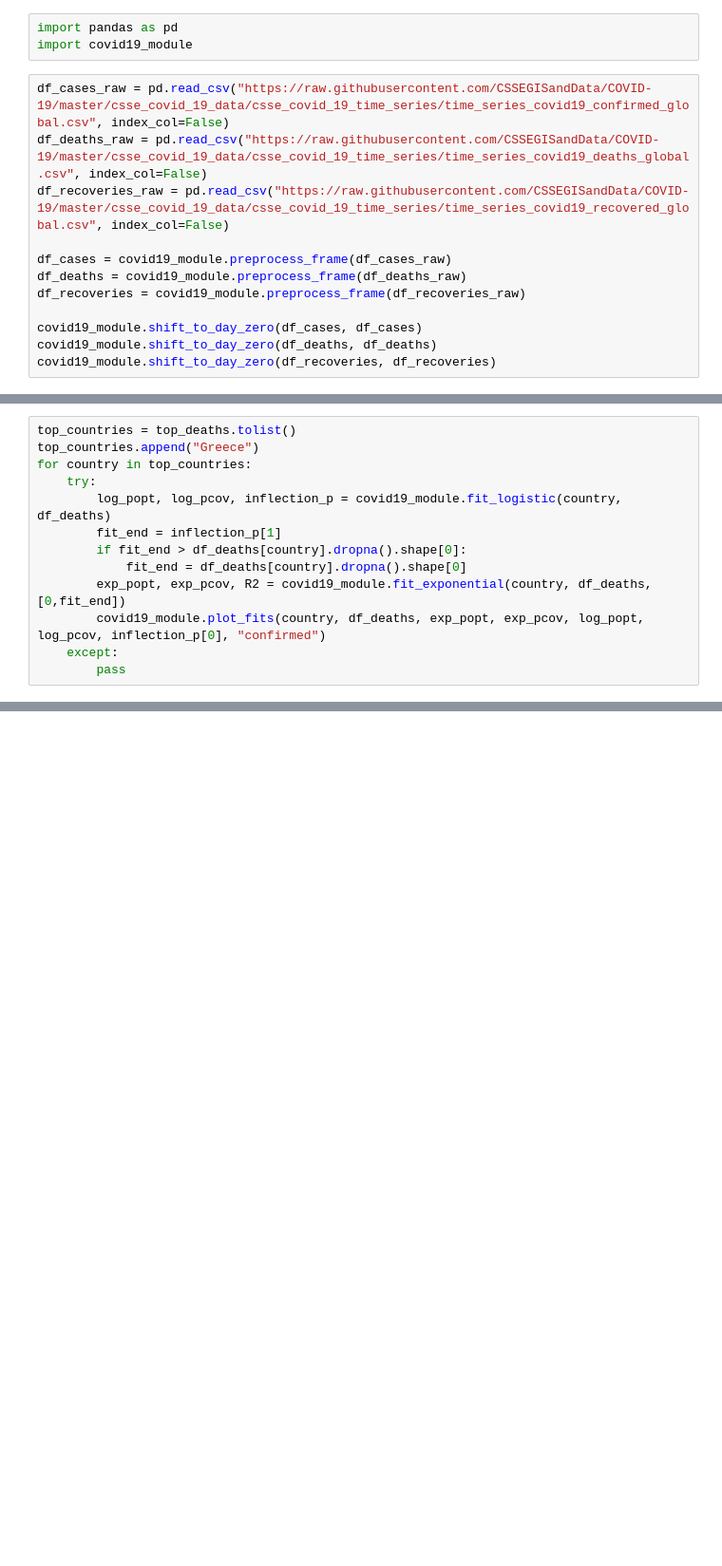
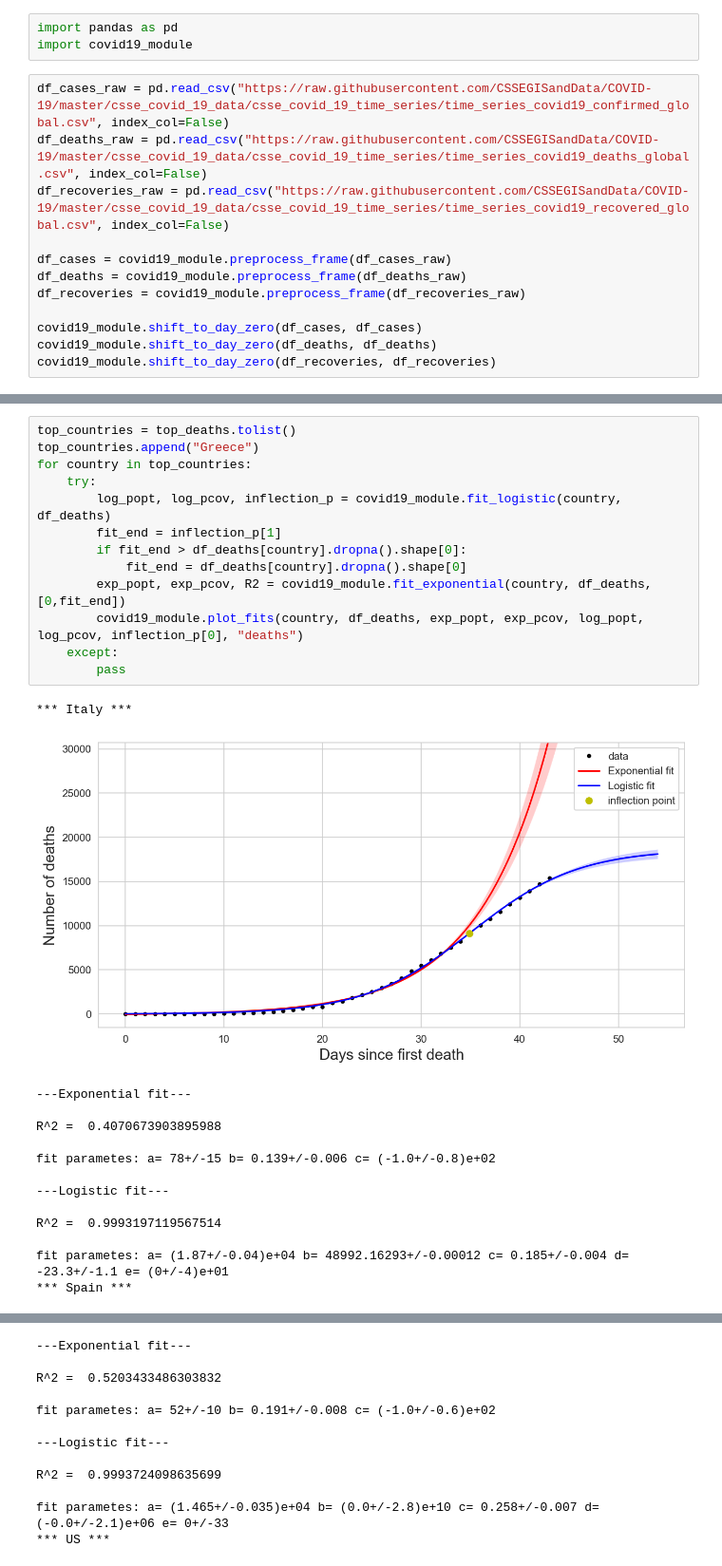
Before and after one commit to MenelaosT/covid-20, a Jupyter notebook: cov.ipynb, the cells around one changed output, grey strips where cells are left out. Shown at 95% size. Saved outputs shown, nothing was run; the diff lists cells and outputs as text; blank space fills up the shorter version.

```diff
--- a/cov.ipynb
+++ b/cov.ipynb
@@ -41,13 +130,28 @@ for country in top_countries:
 # %%
 top_countries = top_deaths.tolist()
 top_countries.append("Greece")
 for country in top_countries:
     try:
         log_popt, log_pcov, inflection_p = covid19_module.fit_logistic(country, df_deaths)
         fit_end = inflection_p[1]
         if fit_end > df_deaths[country].dropna().shape[0]:
             fit_end = df_deaths[country].dropna().shape[0]
         exp_popt, exp_pcov, R2 = covid19_module.fit_exponential(country, df_deaths, [0,fit_end])
-        covid19_module.plot_fits(country, df_deaths, exp_popt, exp_pcov, log_popt, log_pcov, inflection_p[0], "confirmed")
+        covid19_module.plot_fits(country, df_deaths, exp_popt, exp_pcov, log_popt, log_pcov, inflection_p[0], "deaths")
     except:
         pass
+# %% [output]
+*** Italy ***
+[figure, added]
+---Exponential fit---
+
+R^2 =  0.4070673903895988
+
+fit parametes: a= 78+/-15 b= 0.139+/-0.006 c= (-1.0+/-0.8)e+02
+
+---Logistic fit---
+
+R^2 =  0.9993197119567514
+
+fit parametes: a= (1.87+/-0.04)e+04 b= 48992.16293+/-0.00012 c= 0.185+/-0.004 d= -23.3+/-1.1 e= (0+/-4)e+01
+*** Spain ***
@@ -53,0 +159,12 @@ for country in top_countries:
+---Exponential fit---
+
+R^2 =  0.5203433486303832
+
+fit parametes: a= 52+/-10 b= 0.191+/-0.008 c= (-1.0+/-0.6)e+02
+
+---Logistic fit---
+
+R^2 =  0.9993724098635699
+
+fit parametes: a= (1.465+/-0.035)e+04 b= (0.0+/-2.8)e+10 c= 0.258+/-0.007 d= (-0.0+/-2.1)e+06 e= 0+/-33
+*** US ***
```
Also changed, not shown: parts of 4 cells of this notebook.
